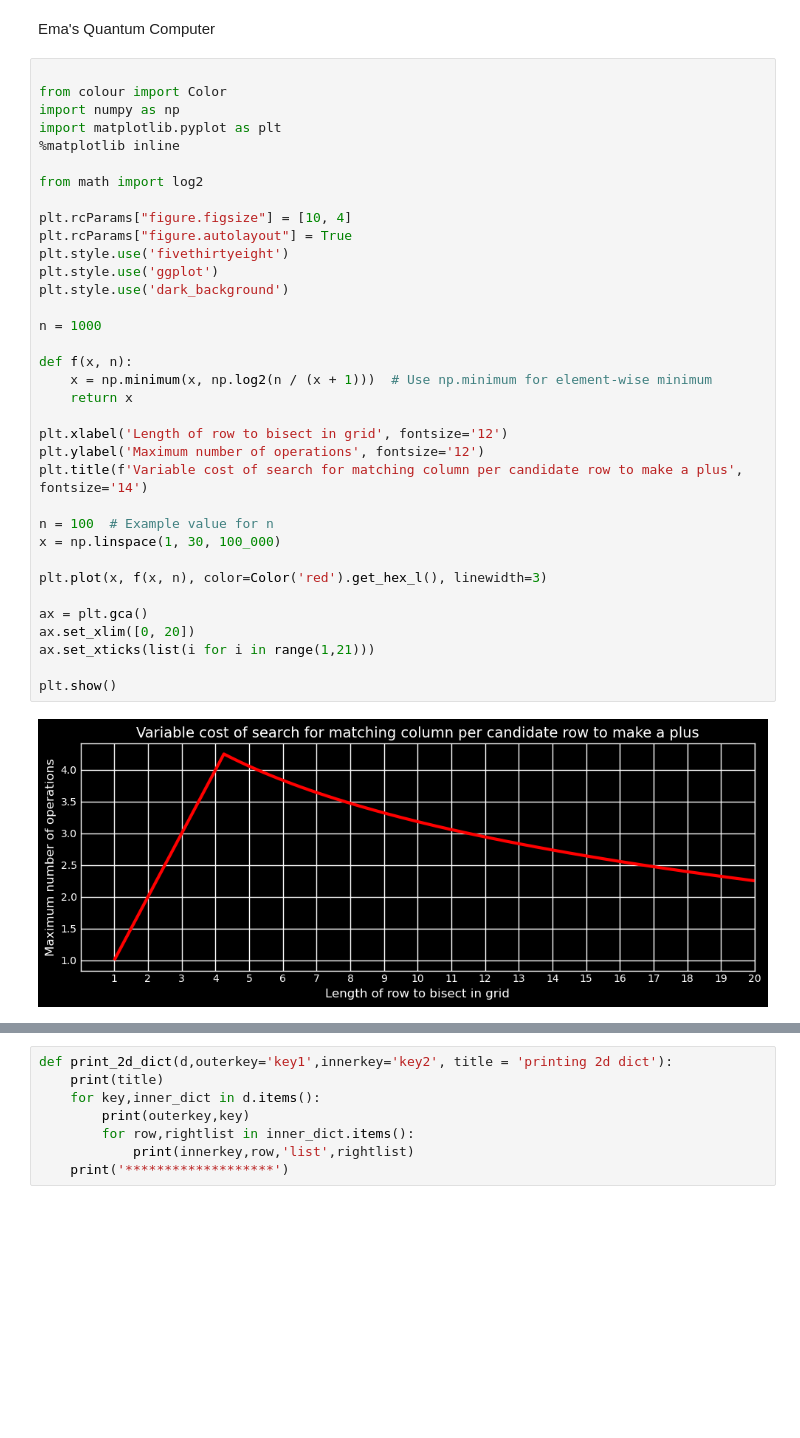
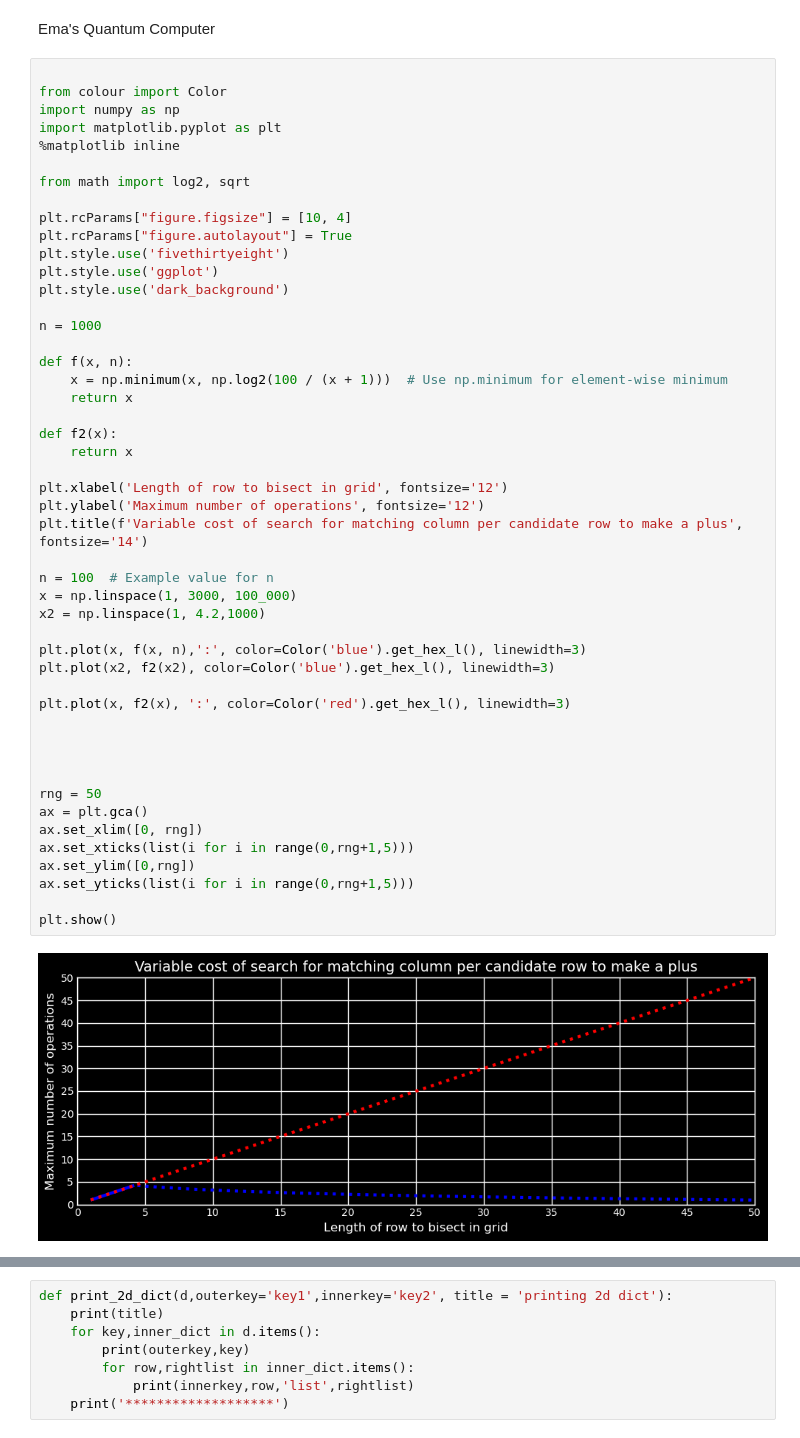
Before and after one commit to grabacr/coding-challenge-solutions, a Jupyter notebook: Ema's Supercomputer.ipynb, the cells around one changed output, grey strips where cells are left out. Drawn from its saved outputs; the diff is of its cells as text; blank space fills up the shorter version.

```diff
--- a/Ema's Supercomputer.ipynb
+++ b/Ema's Supercomputer.ipynb
@@ -3,40 +3,53 @@ Ema's Quantum Computer
 # %%
 
 from colour import Color
 import numpy as np
 import matplotlib.pyplot as plt
 %matplotlib inline
 
-from math import log2
+from math import log2, sqrt
 
 plt.rcParams["figure.figsize"] = [10, 4]
 plt.rcParams["figure.autolayout"] = True
 plt.style.use('fivethirtyeight')
 plt.style.use('ggplot')
 plt.style.use('dark_background')
 
 n = 1000
 
 def f(x, n):
-    x = np.minimum(x, np.log2(n / (x + 1)))  # Use np.minimum for element-wise minimum
+    x = np.minimum(x, np.log2(100 / (x + 1)))  # Use np.minimum for element-wise minimum
+    return x
+
+def f2(x):
     return x
 
 plt.xlabel('Length of row to bisect in grid', fontsize='12')
 plt.ylabel('Maximum number of operations', fontsize='12')
 plt.title(f'Variable cost of search for matching column per candidate row to make a plus', fontsize='14')
 
 n = 100  # Example value for n
-x = np.linspace(1, 30, 100_000)
+x = np.linspace(1, 3000, 100_000)
+x2 = np.linspace(1, 4.2,1000)
 
-plt.plot(x, f(x, n), color=Color('red').get_hex_l(), linewidth=3)
+plt.plot(x, f(x, n),':', color=Color('blue').get_hex_l(), linewidth=3)
+plt.plot(x2, f2(x2), color=Color('blue').get_hex_l(), linewidth=3)
 
+plt.plot(x, f2(x), ':', color=Color('red').get_hex_l(), linewidth=3)
+
+
+
+
+rng = 50
 ax = plt.gca()
-ax.set_xlim([0, 20])
-ax.set_xticks(list(i for i in range(1,21)))
+ax.set_xlim([0, rng])
+ax.set_xticks(list(i for i in range(0,rng+1,5)))
+ax.set_ylim([0,rng])
+ax.set_yticks(list(i for i in range(0,rng+1,5)))
 
 plt.show()
 # %% [output]
-[figure, old version]
+[figure, new version]
 # %%
 def populate(grid)->dict:
     d = {}
```
Also changed, not shown: parts of 11 cells of this notebook, 3 other files.
